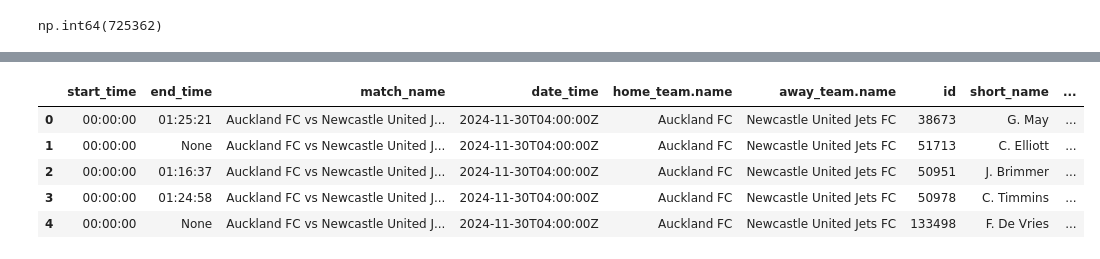
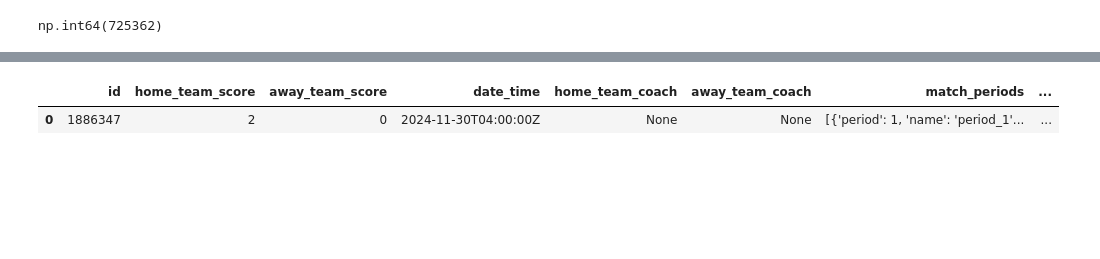
Before and after one commit to tahmeed14/footy_tracking_analysis, a Jupyter notebook: eda.ipynb, the cells around one changed output, grey strips where cells are left out. Drawn from its saved outputs; the diff is of its cells as text; code cells hidden in the pictures; blank space fills up the shorter version.

```diff
--- a/eda.ipynb
+++ b/eda.ipynb
@@ -118,108 +117,14 @@ tracking_df
 # %%
 match_id = 1886347
 meta_data_github_url = f"https://raw.githubusercontent.com/SkillCorner/opendata/master/data/matches/{match_id}/{match_id}_match.json"
 # Read the JSON data as a JSON object
 response = requests.get(meta_data_github_url)
 raw_match_data = response.json()
 
 # The output has nested json elements. We process them
 raw_match_df = pd.json_normalize(raw_match_data, max_level=2)
 raw_match_df["home_team_side"] = raw_match_df["home_team_side"].astype(str)
-
-players_df = pd.json_normalize(
-    raw_match_df.to_dict("records"),
-    record_path="players",
-    meta=[
-        "home_team_score",
-        "away_team_score",
-        "date_time",
-        "home_team_side",
-        "home_team.name",
-        "home_team.id",
-        "away_team.name",
-        "away_team.id",
-    ],  # data we keep
-)
-
-
-# Take only players who played and create their total time
-players_df = players_df[
-    ~((players_df.start_time.isna()) & (players_df.end_time.isna()))
-]
-players_df["total_time"] = players_df["end_time"].apply(time_to_seconds) - players_df[
-    "start_time"
-].apply(time_to_seconds)
-
-# Create a flag for GK
-players_df["is_gk"] = players_df["player_role.acronym"] == "GK"
-
-# Add a flag if the given player is home or away
-players_df["match_name"] = (
-    players_df["home_team.name"] + " vs " + players_df["away_team.name"]
-)
-
-
-# Add a flag if the given player is home or away
-players_df["home_away_player"] = np.where(
-    players_df.team_id == players_df["home_team.id"], "Home", "Away"
-)
-
-# Create flag from player
-players_df["team_name"] = np.where(
-    players_df.team_id == players_df["home_team.id"],
-    players_df["home_team.name"],
-    players_df["away_team.name"],
-)
-
-# Figure out sides
-players_df[["home_team_side_1st_half", "home_team_side_2nd_half"]] = (
-    players_df["home_team_side"]
-    .astype(str)
-    .str.strip("[]")
-    .str.replace("'", "")
-    .str.split(", ", expand=True)
-)
-# Clean up sides
-players_df["direction_player_1st_half"] = np.where(
-    players_df.home_away_player == "Home",
-    players_df.home_team_side_1st_half,
-    players_df.home_team_side_2nd_half,
-)
-players_df["direction_player_2nd_half"] = np.where(
-    players_df.home_away_player == "Home",
-    players_df.home_team_side_2nd_half,
-    players_df.home_team_side_1st_half,
-)
-
-
-# Clean up and keep the columns that we want to keep about
-
-columns_to_keep = [
-    "start_time",
-    "end_time",
-    "match_name",
-    "date_time",
-    "home_team.name",
-    "away_team.name",
-    "id",
-    "short_name",
-    "number",
-    "team_id",
-    "team_name",
-    "player_role.position_group",
-    "total_time",
-    "player_role.name",
-    "player_role.acronym",
-    "is_gk",
-    "direction_player_1st_half",
-    "direction_player_2nd_half",
-]
-players_df = players_df[columns_to_keep]
-players_df.head()
+raw_match_df.head(1)
 # %% [output]
-|  | start_time | end_time | match_name | date_time | home_team.name | away_team.name | id | short_name | ... |
-| 0 | 00:00:00 | 01:25:21 | Auckland FC vs Newcastle United J... | 2024-11-30T04:00:00Z | Auckland FC | Newcastle United Jets FC | 38673 | G. May | ... |
-| 1 | 00:00:00 | None | Auckland FC vs Newcastle United J... | 2024-11-30T04:00:00Z | Auckland FC | Newcastle United Jets FC | 51713 | C. Elliott | ... |
-| 2 | 00:00:00 | 01:16:37 | Auckland FC vs Newcastle United J... | 2024-11-30T04:00:00Z | Auckland FC | Newcastle United Jets FC | 50951 | J. Brimmer | ... |
-| 3 | 00:00:00 | 01:24:58 | Auckland FC vs Newcastle United J... | 2024-11-30T04:00:00Z | Auckland FC | Newcastle United Jets FC | 50978 | C. Timmins | ... |
-| 4 | 00:00:00 | None | Auckland FC vs Newcastle United J... | 2024-11-30T04:00:00Z | Auckland FC | Newcastle United Jets FC | 133498 | F. De Vries | ... |
+|  | id | home_team_score | away_team_score | date_time | home_team_coach | away_team_coach | match_periods | ... |
+| 0 | 1886347 | 2 | 0 | 2024-11-30T04:00:00Z | None | None | [{'period': 1, 'name': 'period_1'... | ... |
```
Also changed, not shown: parts of 21 cells of this notebook.
